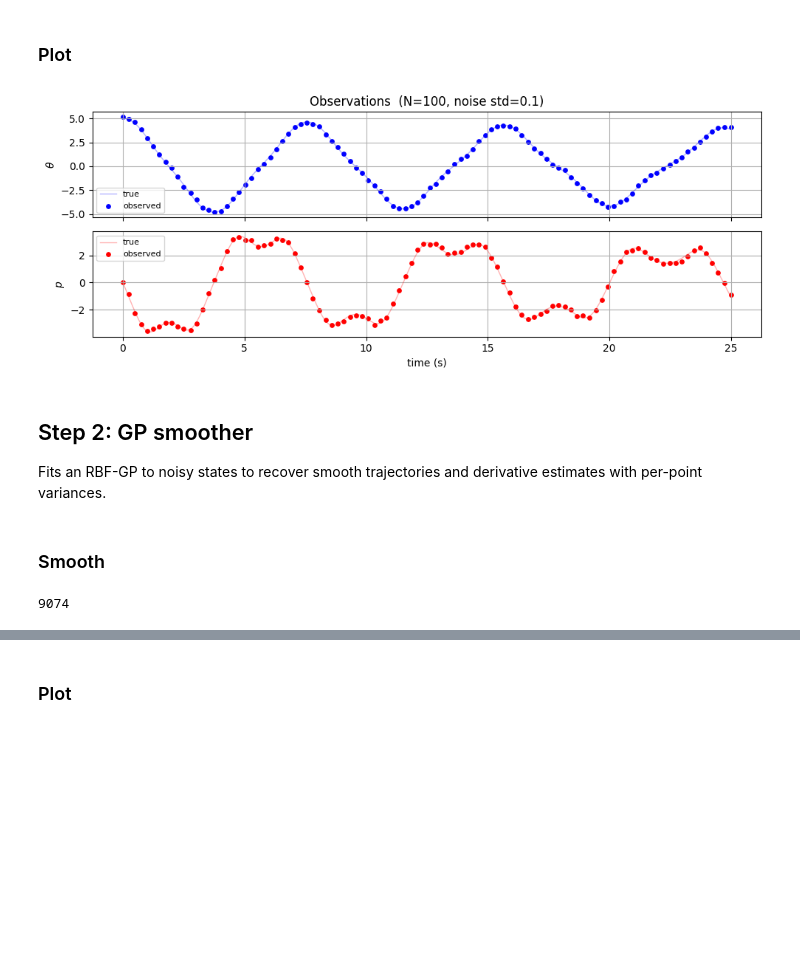
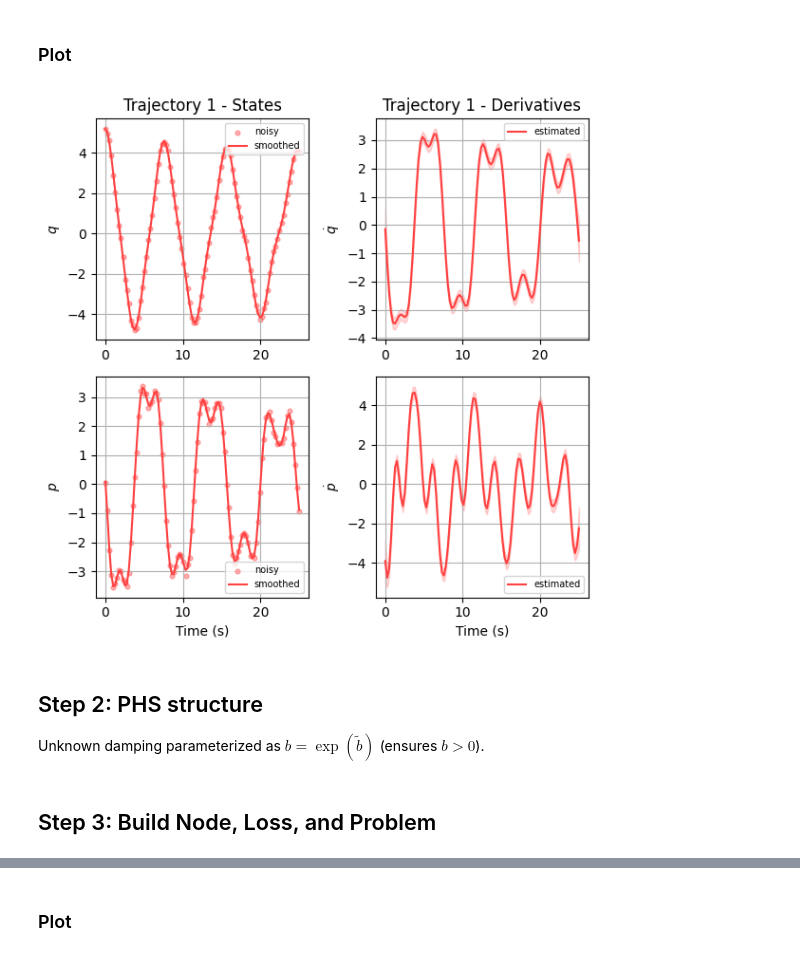
Before and after one commit to essey1/neuromancer, a Jupyter notebook: gp_phs_double-well_oscillator.ipynb, the cells around one changed output, grey strips where cells are left out. Cells and saved outputs as stored; diff of their text form; code cells hidden in the pictures; blank space fills up the shorter version.

```diff
--- a/gp_phs_double-well_oscillator.ipynb
+++ b/gp_phs_double-well_oscillator.ipynb
@@ -96,26 +92,37 @@ x_noisy = x_true + NOISE * np.random.randn(*x_true.shape)
+# %%
+# DATA GENERATION
+t_np = np.linspace(0, T_SIM, N_POINTS)
+x_i = odeint(dynamics, X0_SIM, t_np)
+u_i = np.zeros((N_POINTS, NU))
+x_noisy_i = x_i + np.random.normal(0, NOISE, x_i.shape)
+
+# GP SMOOTHER
+x_smooth, xdot_smooth, xdot_var_np = gp_smoother.gp_smooth(t_np, x_noisy_i)
+
+# DATA LOADERS
+train_loader, dev_loader, test_loader = dataset.gpphs_data_from_arrays(
+    x=x_smooth,
+    x_dot=xdot_smooth,
+    u=u_i,
+    x_dot_var=xdot_var_np,
+    split_ratio=[75.0, 15.0, 10.0],
+    batch_size=N_POINTS,
+)
 # %% [markdown]
 ### Plot
-# %%
-# plot — noisy observations
-fig, axes = plt.subplots(2, 1, figsize=(10, 4), sharex=True)
-for i, (ax, lbl, col) in enumerate(zip(axes, [r'$\theta$', '$p$'], ['b', 'r'])):
-    ax.plot(t_full, traj_full[:, i], col, lw=1, alpha=0.3, label='true')
-    ax.scatter(t_np, x_noisy[:, i], c=col, s=15, label='observed')
-    ax.set_ylabel(lbl); ax.legend(fontsize=8); ax.grid(True)
-axes[1].set_xlabel('time (s)')
-axes[0].set_title(f'Observations  (N={N_POINTS}, noise std={NOISE})')
-plt.tight_layout(); plt.show()
-# %% [output]
-[figure, removed]
-# %% [markdown]
-## Step 2: GP smoother
-
-Fits an RBF-GP to noisy states to recover smooth trajectories and derivative estimates with per-point variances.
-# %% [markdown]
-### Smooth
-# %%
-# smooth
-x_smooth, xdot_smooth, xdot_var_np = gp_smooth(t_np, x_noisy, noise_var=NOISE**2)
-gc.collect()
-# %% [output]
-9074
+# %%
+plot.pltGPSmooth(
+    [t_np],
+    [x_noisy_i],
+    [x_smooth],
+    [xdot_smooth],
+    [xdot_var_np],
+    state_lbls=[r'$q$', r'$p$'],
+    deriv_lbls=[r'$\dot{q}$', r'$\dot{p}$'],
+)
+# %% [output]
+[figure, added]
+# %% [markdown]
+## Step 2: PHS structure
+
+Unknown damping parameterized as $b = \exp(\tilde{b})$ (ensures $b > 0$).
@@ -121,0 +145,2 @@ gc.collect()
+# %% [markdown]
+## Step 3: Build Node, Loss, and Problem
```
Also changed, not shown: parts of 59 cells of this notebook.
